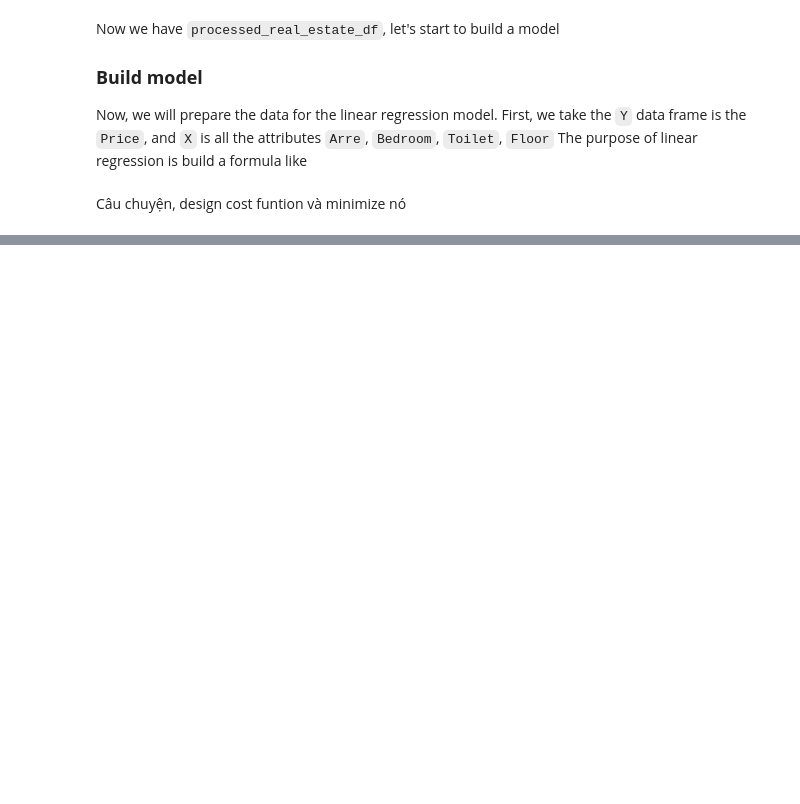
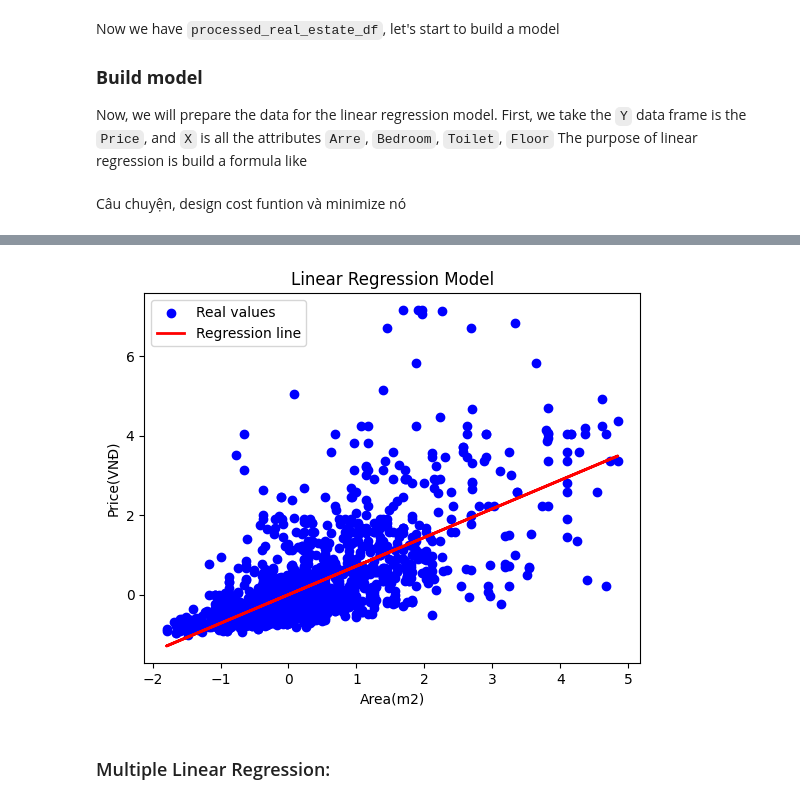
Before and after one commit to bonkh/I2DS_Final_Project, a Jupyter notebook: Notebook/Phase4_Modeling.ipynb, the cells around one changed output, grey strips where cells are left out. Drawn from its saved outputs; the diff is of its cells as text; code cells hidden in the pictures; blank space fills up the shorter version.

```diff
--- a/Notebook/Phase4_Modeling.ipynb
+++ b/Notebook/Phase4_Modeling.ipynb
@@ -107,0 +158,8 @@ Câu chuyện, design cost funtion và minimize nó
+# %%
+X = X_land.values.reshape(-1,1)
+y = y_land.values.reshape(-1,1)
+
+scaler = StandardScaler()
+
+X_scaled = scaler.fit_transform(X)
+Y_scaled = scaler.fit_transform(y)
@@ -107,0 +214,12 @@ Câu chuyện, design cost funtion và minimize nó
+# %%
+plt.scatter(X_test, y_test, color='blue', label='Real values')
+plt.plot(X_test, y_pred, color='red', linewidth=2, label='Regression line')
+plt.xlabel('Area(m2)')
+plt.ylabel('Price(VNĐ)')
+plt.title('Linear Regression Model')
+plt.legend()
+plt.show()
+# %% [output]
+[figure, added]
+# %% [markdown]
+### Multiple Linear Regression:
```
Also changed, not shown: parts of 27 cells of this notebook, 1 other file.
